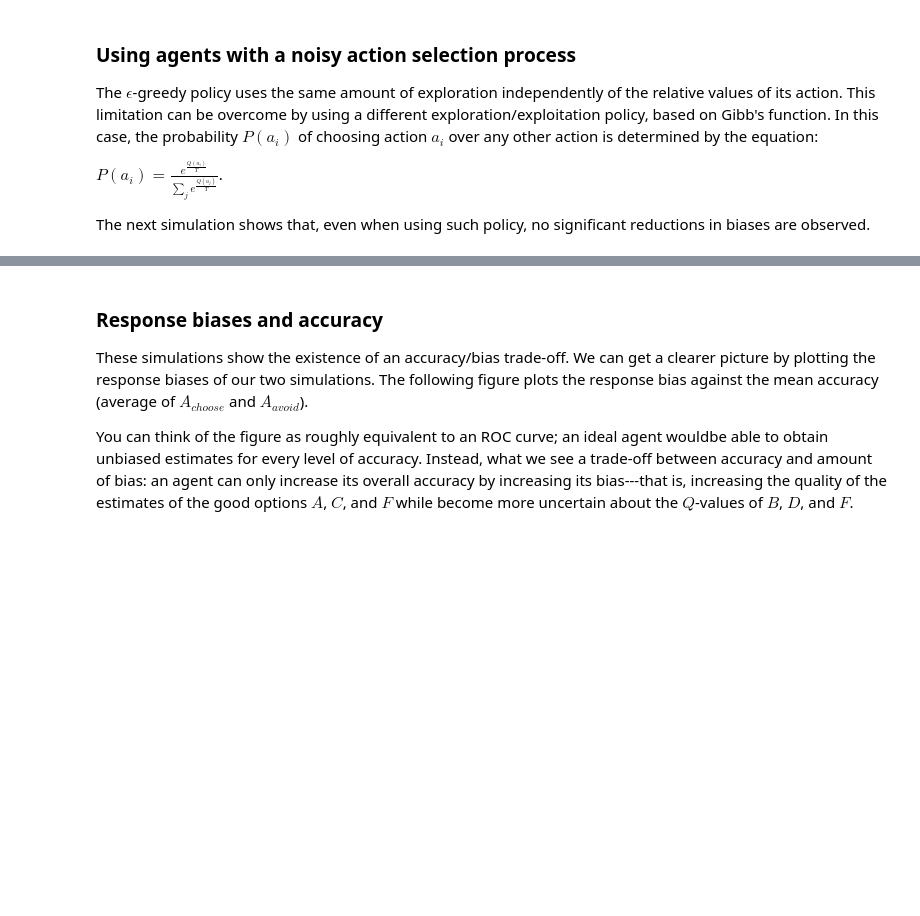
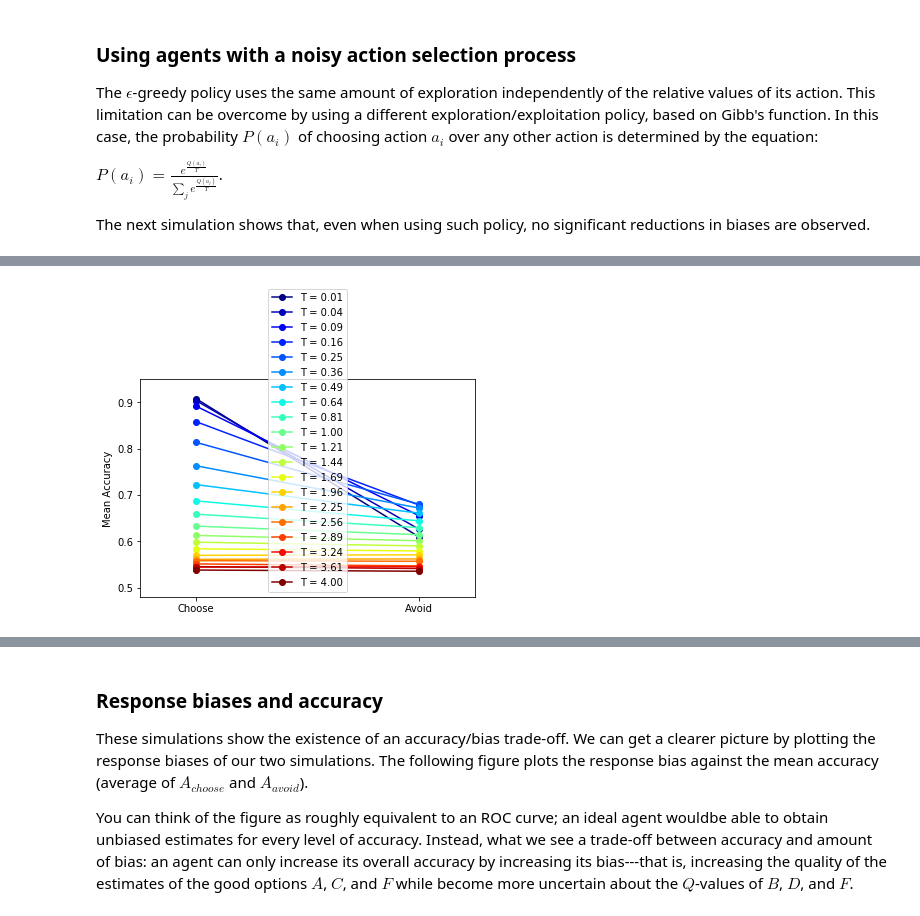
Before and after one commit to TheRealDrDre/RLBG, a Jupyter notebook: Simulations+Results.ipynb, the cells around one changed output, grey strips where cells are left out. Drawn from its saved outputs; the diff is of its cells as text; code cells hidden in the pictures; blank space fills up the shorter version.

```diff
--- a/Simulations+Results.ipynb
+++ b/Simulations+Results.ipynb
@@ -161,3 +178,7 @@ bgp.plot_results(t_results, T)
+# %%
+bgp.plot_results(t_results, T)
+# %% [output]
+[figure, added]
 # %%
 import matplotlib.pyplot as plt
 choose = [t_results[x][0] for x in T]
```
Also changed, not shown: parts of 14 cells of this notebook, 6 other files.
